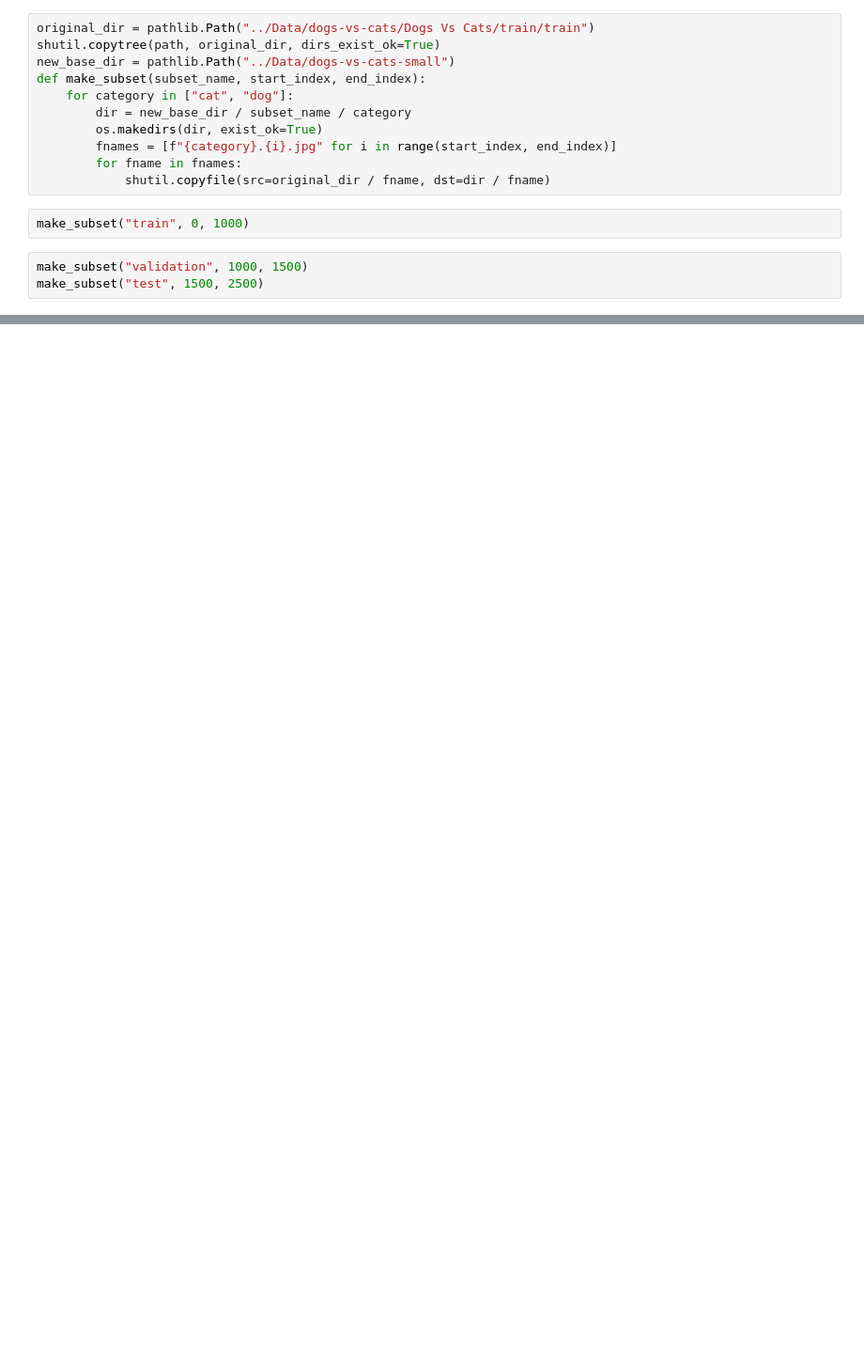
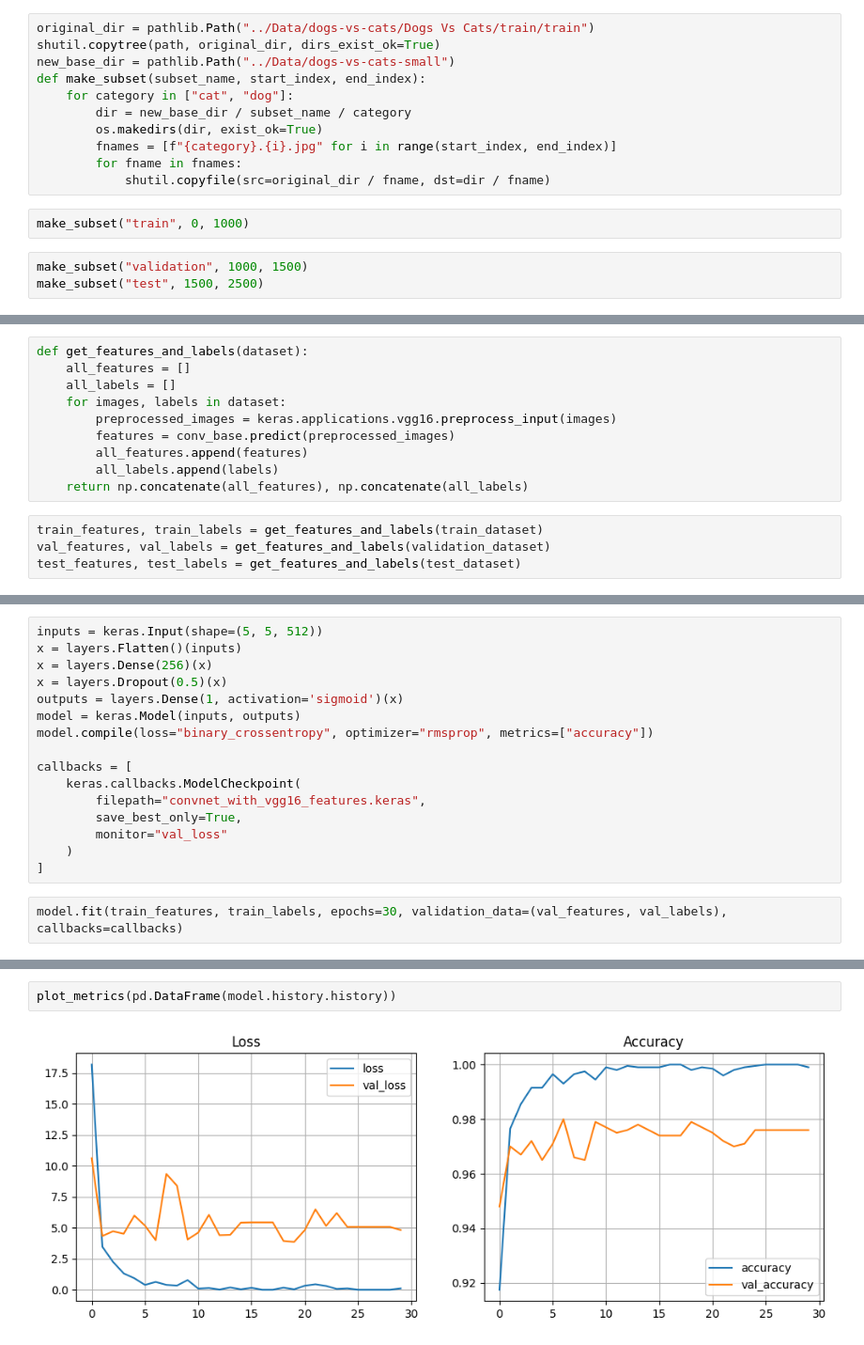
Before and after one commit to Zeepat/deep-machine-learning-asajad-hussein, a Jupyter notebook: Lectures/Lec05_01.ipynb, the cells around one changed output, grey strips where cells are left out. Shown at 94% size. Drawn from its saved outputs; the diff is of its cells as text; blank space fills up the shorter version.

```diff
--- a/Lectures/Lec05_01.ipynb
+++ b/Lectures/Lec05_01.ipynb
@@ -31,0 +264,14 @@ make_subset("test", 1500, 2500)
+# %%
+def get_features_and_labels(dataset):
+    all_features = []
+    all_labels = []
+    for images, labels in dataset:
+        preprocessed_images = keras.applications.vgg16.preprocess_input(images)
+        features = conv_base.predict(preprocessed_images)
+        all_features.append(features)
+        all_labels.append(labels)
+    return np.concatenate(all_features), np.concatenate(all_labels)
+# %%
+train_features, train_labels = get_features_and_labels(train_dataset)
+val_features, val_labels = get_features_and_labels(validation_dataset)
+test_features, test_labels = get_features_and_labels(test_dataset)
@@ -31,0 +296,18 @@ make_subset("test", 1500, 2500)
+# %%
+inputs = keras.Input(shape=(5, 5, 512))
+x = layers.Flatten()(inputs)
+x = layers.Dense(256)(x)
+x = layers.Dropout(0.5)(x)
+outputs = layers.Dense(1, activation='sigmoid')(x)
+model = keras.Model(inputs, outputs)
+model.compile(loss="binary_crossentropy", optimizer="rmsprop", metrics=["accuracy"])
+
+callbacks = [
+    keras.callbacks.ModelCheckpoint(
+        filepath="convnet_with_vgg16_features.keras",
+        save_best_only=True,
+        monitor="val_loss"
+    )
+]
+# %%
+model.fit(train_features, train_labels, epochs=30, validation_data=(val_features, val_labels), callbacks=callbacks)
@@ -31,0 +333,4 @@ make_subset("test", 1500, 2500)
+# %%
+plot_metrics(pd.DataFrame(model.history.history))
+# %% [output]
+[figure, added]
```
Also changed, not shown: parts of 25 cells of this notebook, 3 other files.
